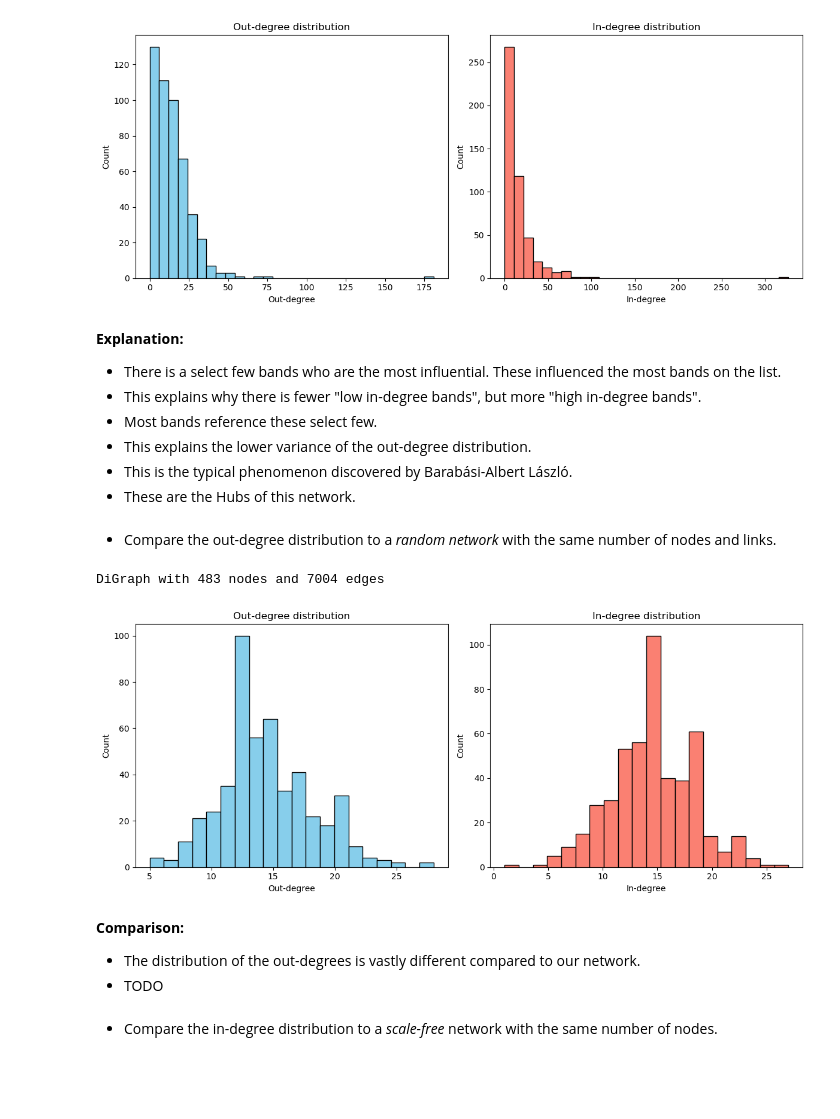
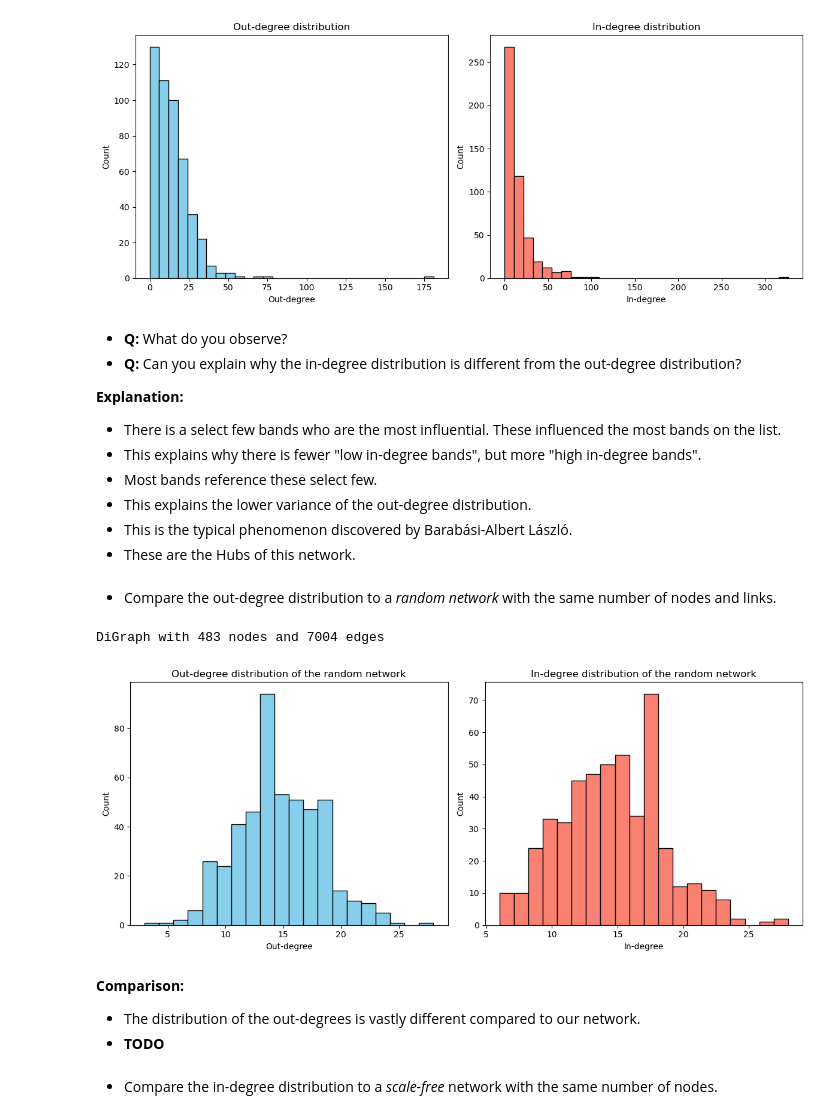
Before and after one commit to hoboldi/Social-Graphs-and-Interactions, a Jupyter notebook: Assignment1.ipynb, the cells around one changed output. Saved outputs shown, nothing was run; the diff lists cells and outputs as text; code cells hidden in the pictures; blank space fills up the shorter version.

```diff
--- a/Assignment1.ipynb
+++ b/Assignment1.ipynb
@@ -491,6 +488,9 @@ plt.show()
 7004
 [figure]
 # %% [markdown]
+ - **Q:** What do you observe?
+ - **Q:** Can you explain why the in-degree distribution is different from the out-degree distribution?
+
 **Explanation:**
 - There is a select few bands who are the most influential. These influenced the most bands on the list.
 - This explains why there is fewer "low in-degree bands", but more "high in-degree bands".
@@ -503,33 +503,33 @@ plt.show()
 # %%
 random = nx.gnm_random_graph(n=LCG.number_of_nodes(),m=LCG.number_of_edges(),directed=True)
 print(random)
 
 in_degrees  = [d for _, d in random.in_degree()]
 out_degrees = [d for _, d in random.out_degree()]
 
 plt.figure(figsize=(12,5))
 
 plt.subplot(1,2,1)
 plt.hist(out_degrees, bins=20, color="skyblue", edgecolor="black")
-plt.title("Out-degree distribution")
+plt.title("Out-degree distribution of the random network")
 plt.xlabel("Out-degree")
 plt.ylabel("Count")
 
 plt.subplot(1,2,2)
 plt.hist(in_degrees, bins=20, color="salmon", edgecolor="black")
-plt.title("In-degree distribution")
+plt.title("In-degree distribution of the random network")
 plt.xlabel("In-degree")
 plt.ylabel("Count")
 
 plt.tight_layout()
 plt.show()
 # %% [output]
 DiGraph with 483 nodes and 7004 edges
-[figure, old version]
+[figure, new version]
 # %% [markdown]
 **Comparison:**
 - The distribution of the out-degrees is vastly different compared to our network.
-- TODO
+- **TODO**
 # %% [markdown]
 - Compare the in-degree distribution to a *scale-free* network with the same number of nodes.
 # %%
```
Also changed, not shown: parts of 43 cells of this notebook.
